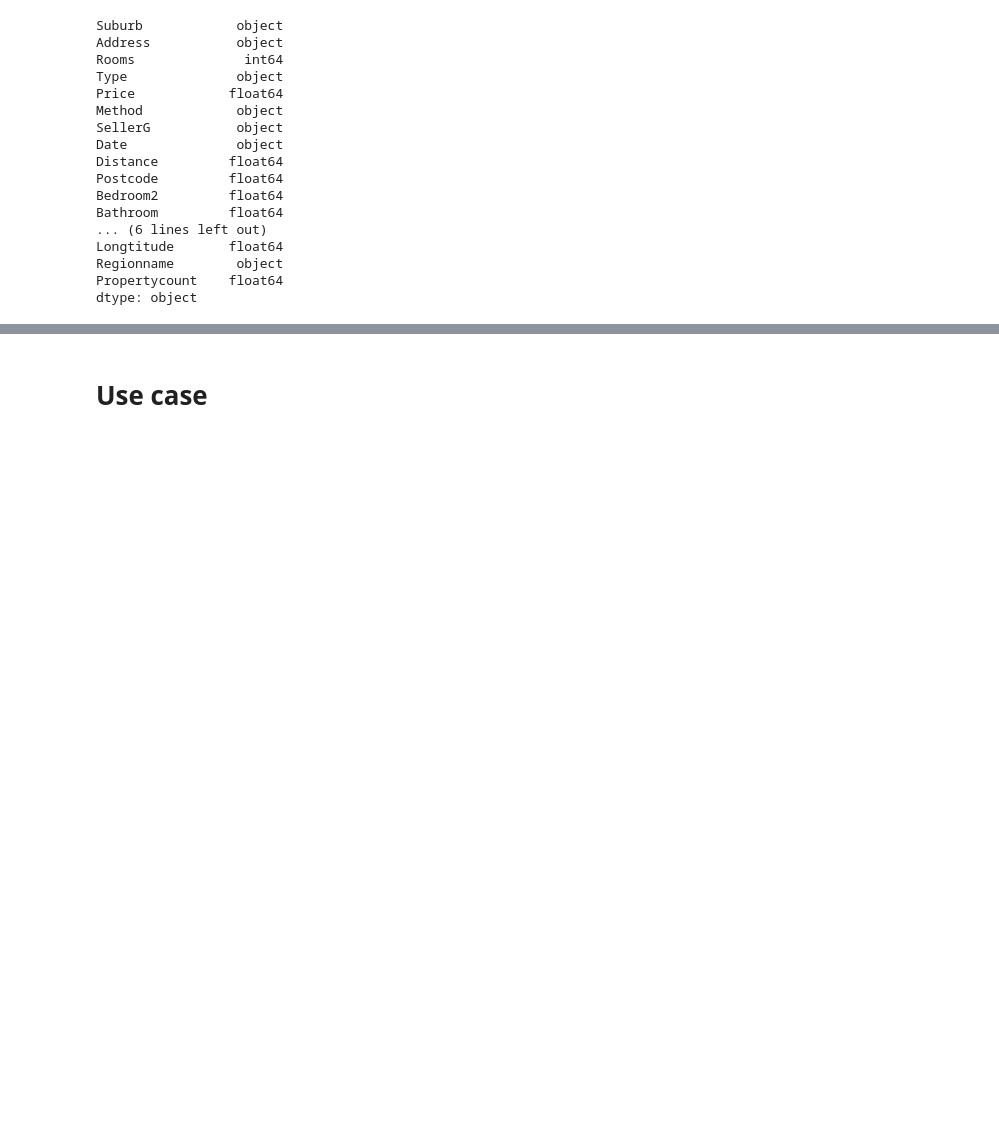
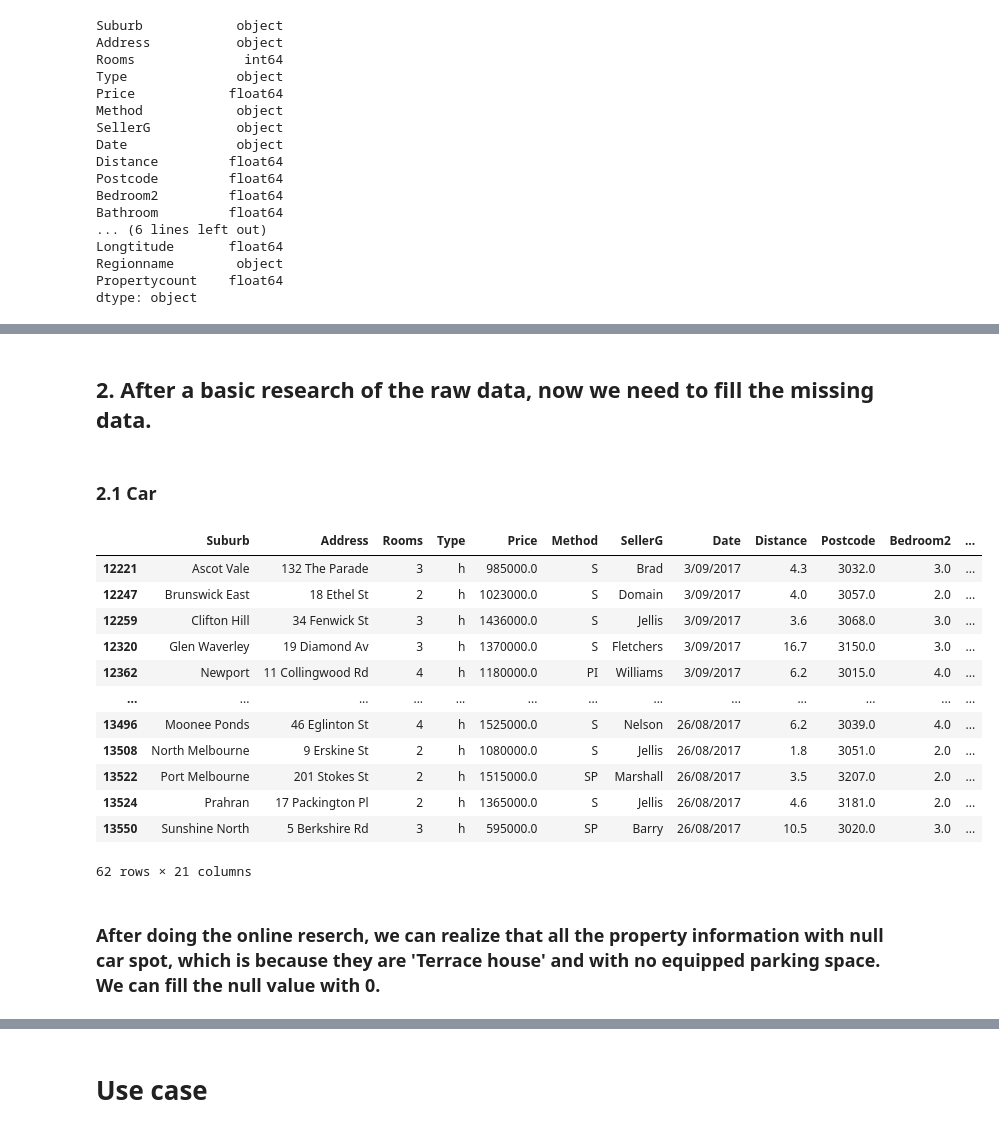
Before and after one commit to jingyun0312/Melbourne_house_1, a Jupyter notebook: mel_house.ipynb, the cells around one changed output, grey strips where cells are left out. Drawn from its saved outputs; the diff is of its cells as text; code cells hidden in the pictures; blank space fills up the shorter version.

```diff
--- a/mel_house.ipynb
+++ b/mel_house.ipynb
@@ -101,0 +178,22 @@ array(['h', 'u', 't'], dtype=object)
+# %% [markdown]
+## 2. After a basic research of the raw data, now we need to fill the missing data.
+# %% [markdown]
+### 2.1 Car
+# %%
+df_house[df_house['Car'].isnull()]
+# %% [output]
+|  | Suburb | Address | Rooms | Type | Price | Method | SellerG | Date | Distance | Postcode | Bedroom2 | ... |
+| 12221 | Ascot Vale | 132 The Parade | 3 | h | 985000.0 | S | Brad | 3/09/2017 | 4.3 | 3032.0 | 3.0 | ... |
+| 12247 | Brunswick East | 18 Ethel St | 2 | h | 1023000.0 | S | Domain | 3/09/2017 | 4.0 | 3057.0 | 2.0 | ... |
+| 12259 | Clifton Hill | 34 Fenwick St | 3 | h | 1436000.0 | S | Jellis | 3/09/2017 | 3.6 | 3068.0 | 3.0 | ... |
+| 12320 | Glen Waverley | 19 Diamond Av | 3 | h | 1370000.0 | S | Fletchers | 3/09/2017 | 16.7 | 3150.0 | 3.0 | ... |
+| 12362 | Newport | 11 Collingwood Rd | 4 | h | 1180000.0 | PI | Williams | 3/09/2017 | 6.2 | 3015.0 | 4.0 | ... |
+| ... | ... | ... | ... | ... | ... | ... | ... | ... | ... | ... | ... | ... |
+| 13496 | Moonee Ponds | 46 Eglinton St | 4 | h | 1525000.0 | S | Nelson | 26/08/2017 | 6.2 | 3039.0 | 4.0 | ... |
+| 13508 | North Melbourne | 9 Erskine St | 2 | h | 1080000.0 | S | Jellis | 26/08/2017 | 1.8 | 3051.0 | 2.0 | ... |
+| 13522 | Port Melbourne | 201 Stokes St | 2 | h | 1515000.0 | SP | Marshall | 26/08/2017 | 3.5 | 3207.0 | 2.0 | ... |
+| 13524 | Prahran | 17 Packington Pl | 2 | h | 1365000.0 | S | Jellis | 26/08/2017 | 4.6 | 3181.0 | 2.0 | ... |
+| 13550 | Sunshine North | 5 Berkshire Rd | 3 | h | 595000.0 | SP | Barry | 26/08/2017 | 10.5 | 3020.0 | 3.0 | ... |
+62 rows × 21 columns
+# %% [markdown]
+### After doing the online reserch, we can realize that all the property information with null car spot, which is because they are 'Terrace house' and with no equipped parking space. We can fill the null value with 0.
```
Also changed, not shown: parts of 50 cells of this notebook.
